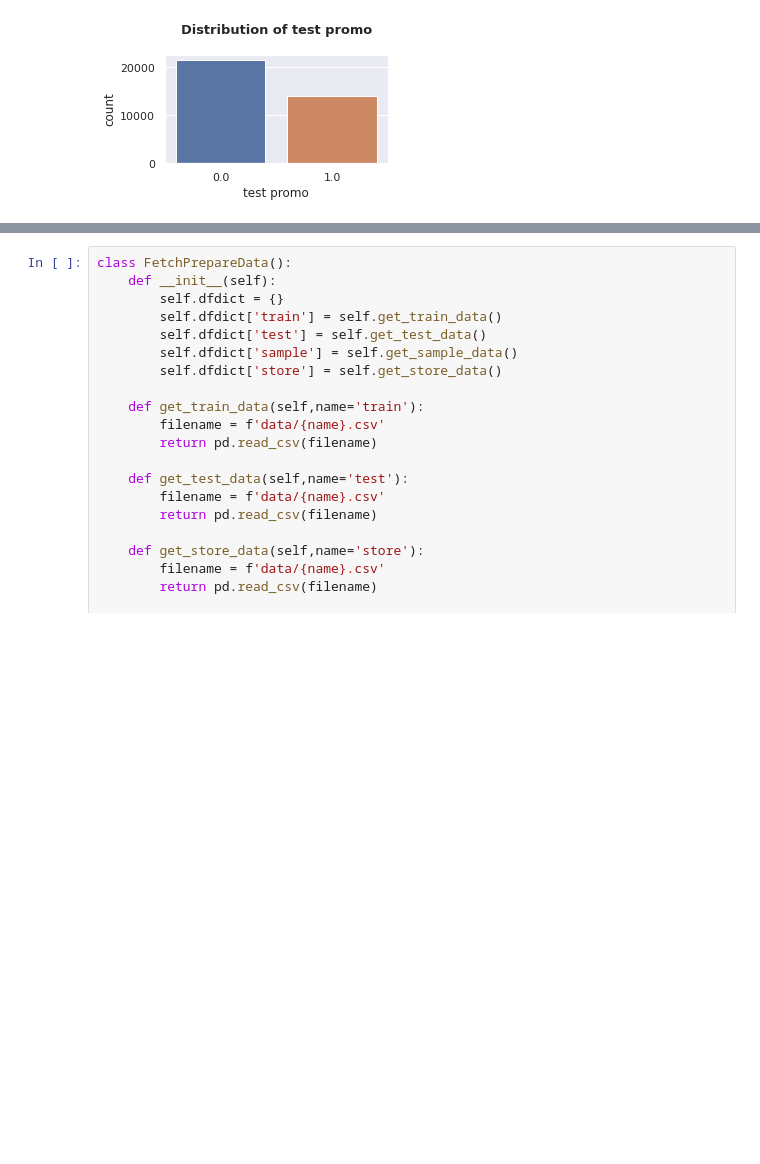
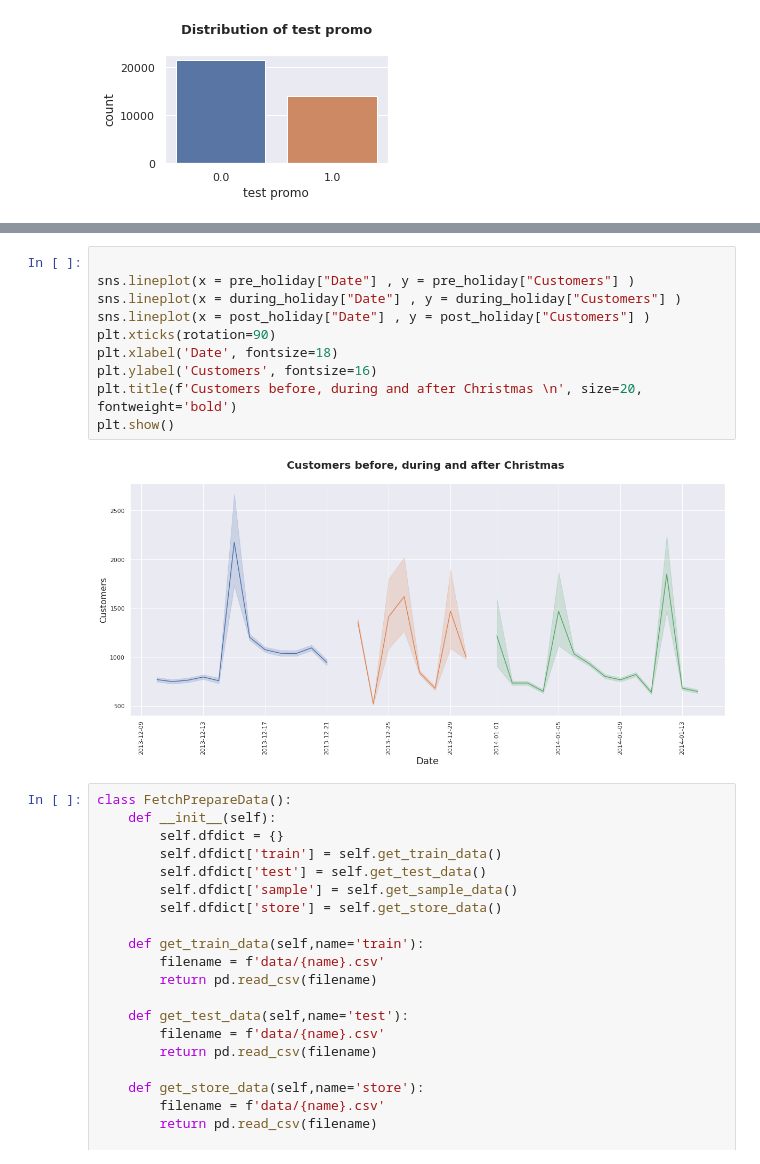
Before and after one commit to Bethelsis/Pharmaceutical-Sales-prediction, a Jupyter notebook: Notebooks/sales_predict_prophet.ipynb, the cells around one changed output, grey strips where cells are left out. Drawn from its saved outputs; the diff is of its cells as text; blank space fills up the shorter version.

```diff
--- a/Notebooks/sales_predict_prophet.ipynb
+++ b/Notebooks/sales_predict_prophet.ipynb
@@ -312,3 +353,15 @@ plot_counts(promo, 'test promo')
+# %%
+
+sns.lineplot(x = pre_holiday["Date"] , y = pre_holiday["Customers"] )
+sns.lineplot(x = during_holiday["Date"] , y = during_holiday["Customers"] )
+sns.lineplot(x = post_holiday["Date"] , y = post_holiday["Customers"] )
+plt.xticks(rotation=90)
+plt.xlabel('Date', fontsize=18)
+plt.ylabel('Customers', fontsize=16)
+plt.title(f'Customers before, during and after Christmas \n', size=20, fontweight='bold')
+plt.show()
+# %% [output]
+[figure, added]
 # %%
 class FetchPrepareData():
     def __init__(self):
```
Also changed, not shown: parts of 10 cells of this notebook.
